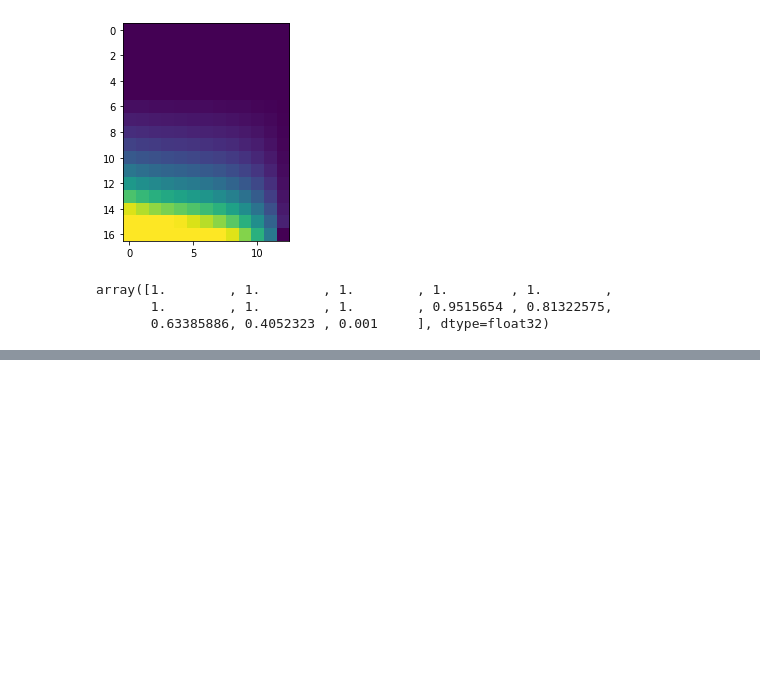
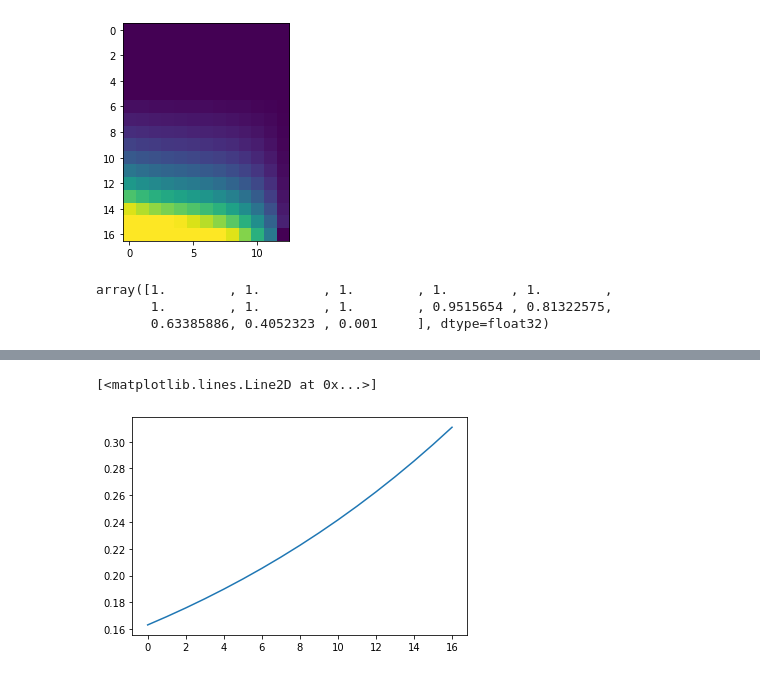
Before and after one commit to aditya-sengupta/tesscomp-prototyping, a Jupyter notebook: ballard_prototyping.ipynb, the cells around one changed output, grey strips where cells are left out. Cells and saved outputs as stored; diff of their text form; code cells hidden in the pictures; blank space fills up the shorter version.

```diff
--- a/ballard_prototyping.ipynb
+++ b/ballard_prototyping.ipynb
@@ -42,0 +56,5 @@ Text(0.5, 0.98, 'Search completeness fraction in period/radius separately')
+# %%
+plt.plot(comp_poly(np.log10(bins_r), *params[4:]))
+# %% [output]
+[<matplotlib.lines.Line2D at 0x...>]
+[figure, added]
```
Also changed, not shown: parts of 2 cells of this notebook, 10 other files.
